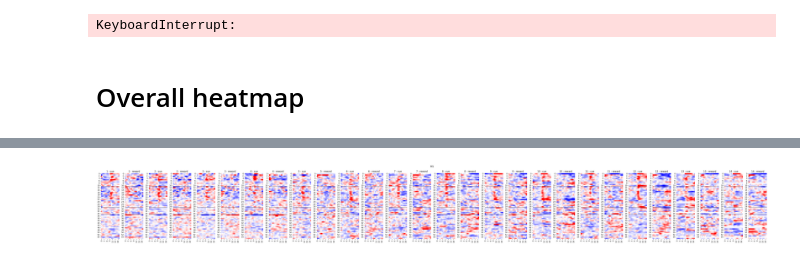
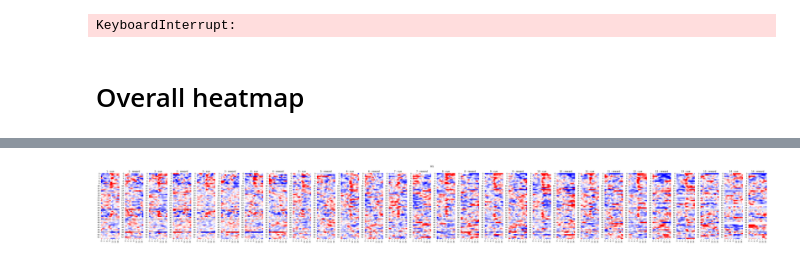
Before and after one commit to xinhez/Ghost_Project-2, a Jupyter notebook: plot_behavior_v3.ipynb, the cells around one changed output, grey strips where cells are left out. Drawn from its saved outputs; the diff is of its cells as text; code cells hidden in the pictures.

```diff
--- a/plot_behavior_v3.ipynb
+++ b/plot_behavior_v3.ipynb
@@ -31,7 +31,8 @@ curation_XZ = {
 
 curation = {
     'M15_2': {
-        'CA1': (3.5, [1, 6, 7, 8, 9, 10, 11, 13, 15,16,20,21, 22, 23, 24, 29, 36, 44, 45, 48]),
+        # 'CA1': (3.5, [1, 6, 7, 8, 9, 10, 11, 13, 15,16,20,21, 22, 23, 24, 29, 36, 44, 45, 48]),
+        'CA1': (3.5, [1, 6, 7, 8, 9, 10, 11, 13, 15, 24, 29, 36, 44, 45, 48]),
         # Noisy 'M1': [],
     },
     'M15_3': {
@@ -41,14 +42,17 @@ curation = {
     },
     'M15_5': {
         'CA1': (3.5, [4, 5, 7, 8, 9, 10, 11, 12, 15, 21, 62, 66]),
-        'M1': (3.5, [28, 29, 31, 33, 34,35, 36, 37, 38, 39, 40, 41, 42, 43, 44]),
+        # 'M1': (3.5, [28, 29, 31, 33, 34,35, 36, 37, 38, 39, 40, 41, 42, 43, 44]),
+        'M1': (3.5, [28, 29, 31, 33, 34,35, 36, 37, 38, 39, 40, 41, 43, 44]),
     },
     'M15_7': {
         'CA1': (3.5, [7, 11, 12, 13, 14, 19, 20]),
-        'M1': (3.5, [4, 6, 10, 14, 15, 16, 17, 18, 19, 20, 21, 22, 23, 24, 25, 29, 30,31,  32,35, 36,  37, 38, 41, 42, 44, 45, 46, 47,48,  51, 52, 53, 55, 56, 57, 58,59,62]),
+        # 'M1': (3.5, [4, 6, 10, 14, 15, 16, 17, 18, 19, 20, 21, 22, 23, 24, 25, 29, 30,31,  32,35, 36,  37, 38, 41, 42, 44, 45, 46, 47,48,  51, 52, 53, 55, 56, 57, 58,59,62]),
+        'M1': (3.5, [4, 6, 10, 14, 15, 16, 17, 18, 19, 20, 21, 22, 23, 24, 25, 29, 30,31,  32,35, 37, 38, 41, 42, 44, 45, 46, 47,48,  51, 52, 53, 55, 56, 57, 58,59,62]),
     },
     'M16_1': {
-        'CA1': (3.5, [1, 2,3,  4, 5, 6, 7, 8, 9, 10, 11, 12, 13, 14, 18, 22, 25, 26, 27, 29, 31, 32, 33, 34, 35, 36, 37, 38, 54, 57, 58, 59, 60, 61, 62]),
+        # 'CA1': (3.5, [1, 2,3,  4, 5, 6, 7, 8, 9, 10, 11, 12, 13, 14, 18, 22, 25, 26, 27, 29, 31, 32, 33, 34, 35, 36, 37, 38, 54, 57, 58, 59, 60, 61, 62]),
+        'CA1': (3.5, [1, 2,3,  4, 5, 6, 7, 8, 9, 10, 11, 12, 13, 14, 25, 26, 27, 29, 31, 32, 33, 35, 36, 37, 38, 54, 57, 58, 59, 60, 61, 62]),
         # Noisy 'M1': (),
     },
 }
@@ -722,7 +726,7 @@ for subject, subject_curation in curation.items():
             }
 
 # Open a file in write mode
-with open('densities.pickle', 'wb') as file:
+with open(f'{figure_folder}/densities.pickle', 'wb') as file:
     # Serialize and save the object to the file
     pickle.dump(densities, file)
 # %%
@@ -733,50 +737,86 @@ import seaborn as sns
 
 from scipy.ndimage import gaussian_filter1d
 
+# cue_react_units = {
+#     'CA1': {
+#         'M15_2': [1, 10, 11, 13, 15, 24, 29, 44, 45, 48, 6, 7, 9],
+#         'M15_3': [25, 29, 34],
+#         'M15_5': [11, 21, 4, 5, 62, 66, 7, 9],
+#         'M15_7': [11, 12, 13, 14, 19, 20, 7],
+#         'M16_1': [1, 10, 12, 13, 14, 2, 3, 33, 36, 38, 5, 54, 57, 58, 59, 60, 61, 62, 7, 8, 9],
+#     },
+#     'M1': {
+#         'M15_2': [],
+#         'M15_3': [23],
+#         'M15_5': [28, 29, 31, 33, 34, 35, 36, 37, 38, 39, 40, 41, 43, 44],
+#         'M15_7': [10, 21, 30, 4, 42, 44, 45, 46, 51, 53, 56, 57, 58, 6],
+#         'M16_1': [],
+#     },
+# }
+
+# reward_react_units = {
+#     'CA1': {
+#         'M15_2': [1, 24, 48, 6, 7, 8, 9],
+#         'M15_3': [25],
+#         'M15_5': [11, 21, 4, 5, 62, 8, 9],
+#         'M15_7': [12, 13, 14, 19, 20, 7],
+#         'M16_1': [2, 3, 36, 8],
+#     },
+#     'M1': {
+#         'M15_2': [],
+#         'M15_3': [23],
+#         'M15_5': [29, 31, 33, 34, 44],
+#         'M15_7': [22, 37, 4, 41, 42, 47, 52, 55, 56, 57, 58],
+#         'M16_1': [],
+#     },
+# }
+
+
 cue_react_units = {
     'CA1': {
         'M15_2': [1, 10, 11, 13, 15, 24, 29, 44, 45, 48, 6, 7, 9],
         'M15_3': [25, 29, 34],
-        'M15_5': [11, 21, 4, 5, 62, 66, 7, 9],
+        'M15_5': [11, 12, 15, 21, 4, 5, 62, 66, 7, 9],
         'M15_7': [11, 12, 13, 14, 19, 20, 7],
-        'M16_1': [1, 10, 12, 13, 14, 2, 3, 33, 36, 38, 5, 54, 57, 58, 59, 60, 61, 62, 7, 8, 9],
+        'M16_1': [1, 10, 11, 13, 14, 2, 25, 26, 3, 32, 33, 36, 37, 38, 5, 54, 57, 58, 59, 6, 60, 61, 62, 7, 8, 9],
     },
     'M1': {
-        'M15_2': [],
         'M15_3': [23],
-        'M15_5': [28, 29, 31, 33, 34, 35, 36, 37, 38, 39, 40, 41, 43, 44],
-        'M15_7': [10, 21, 30, 4, 42, 44, 45, 46, 51, 53, 56, 57, 58, 6],
-        'M16_1': [],
+        'M15_5': [28, 29, 31, 33, 34, 35, 36, 37, 38, 39, 40, 41, 42, 43, 44],
+        'M15_7': [10, 17, 18, 19, 21, 30, 37, 4, 41, 42, 44, 45, 46, 48, 51, 52, 53, 55, 56, 57, 58, 59, 6],
     },
 }
 
 reward_react_units = {
     'CA1': {
-        'M15_2': [1, 24, 48, 6, 7, 8, 9],
-        'M15_3': [25],
-        'M15_5': [11, 21, 4, 5, 62, 8, 9],
-        'M15_7': [12, 13, 14, 19, 20, 7],
-        'M16_1': [2, 3, 36, 8],
+        'M15_2': [1, 13, 15, 24, 48, 6, 7, 8, 9],
+        'M15_3': [25, 29, 34],
+        'M15_5': [11, 15, 21, 4, 5, 62, 66, 8, 9],
+        'M15_7': [11, 12, 13, 14, 19, 20, 7],
+        'M16_1': [1, 10, 2, 3, 33, 36, 5, 58, 8],
     },
     'M1': {
-        'M15_2': [],
         'M15_3': [23],
-        'M15_5': [29, 31, 33, 34, 44],
-        'M15_7': [22, 37, 4, 41, 42, 47, 52, 55, 56, 57, 58],
-        'M16_1': [],
+        'M15_5': [28, 29, 31, 33, 34, 38, 40, 44],
+        'M15_7': [10, 14, 15, 19, 21, 22, 24, 29, 30, 32, 35, 36, 37, 38, 4, 41, 42, 44, 45, 46, 47, 48, 51, 52, 53, 55, 56, 57, 58, 59, 6, 62],
     },
 }
 
 # Open the file in read mode
-with open('densities.pickle', 'rb') as file:
+with open(f'{figure_folder}/densities.pickle', 'rb') as file:
     # Deserialize and load the object from the file
     loaded_densities = pickle.load(file)
 
-vlim = 2
+vlims = {
+    'CA1': 1.8,
+    'M1': 1.5,
+}
 n_segment = 14
 conditions = ['cue', 'reward']
 
 for plot_region in ['CA1', 'M1']:
+    plot_file = f'{figure_folder}/{plot_region}_heatmap.pdf'
+    if os.path.isfile(plot_file): continue
 
     typed_bins = {
         'C-R': { 'cue': [], 'reward': []},
@@ -813,13 +853,14 @@ for plot_region in ['CA1', 'M1']:
             segment_bins = np.vstack(segment_bins)
             segment_bins = (segment_bins - segment_bins.mean()) / (segment_bins.std() + 1e-6)
             segment_bins = gaussian_filter1d(segment_bins, 1)
-            sns.heatmap(segment_bins, cmap=plt.cm.bwr, ax=ax, vmin=-vlim, vmax=vlim, cbar=False)
+            sns.heatmap(segment_bins, cmap=plt.cm.bwr, ax=ax, vmin=-vlims[plot_region], vmax=vlims[plot_region], cbar=False)
 
             for type_index, y in enumerate(unit_counts):
                 ax.axhline(y=y, color='black', linestyle='--', alpha=1, linewidth=1)
 
             ax.set_title(f'{segment_index+1} - {condition}')
     plt.tight_layout()
+    plt.savefig(plot_file)
     plt.show()
     plt.close()
 # %% [output]
@@ -827 +868 @@ for plot_region in ['CA1', 'M1']:
-[figure, old version]
+[figure, new version]
```
Also changed, not shown: parts of 1 cell of this notebook, 16 other files.
